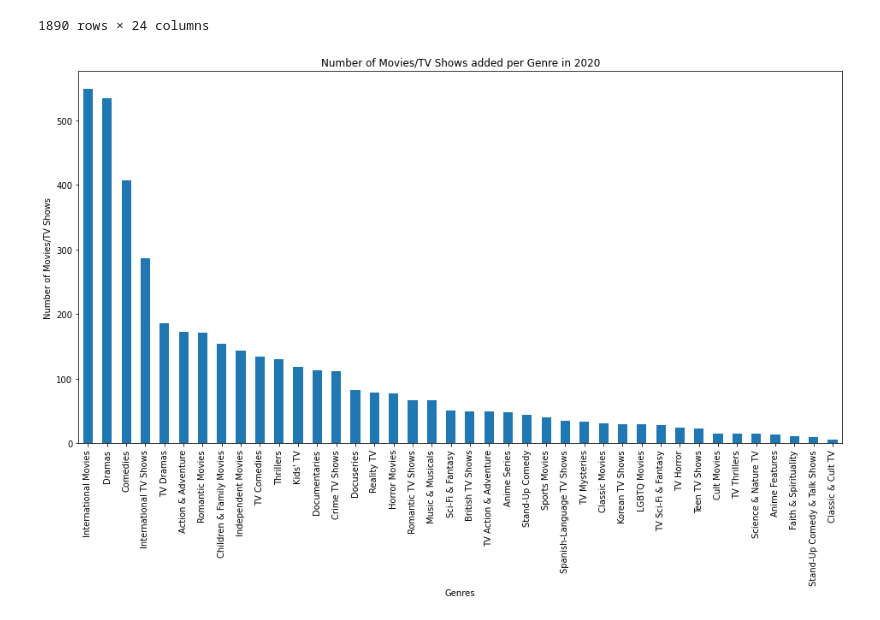
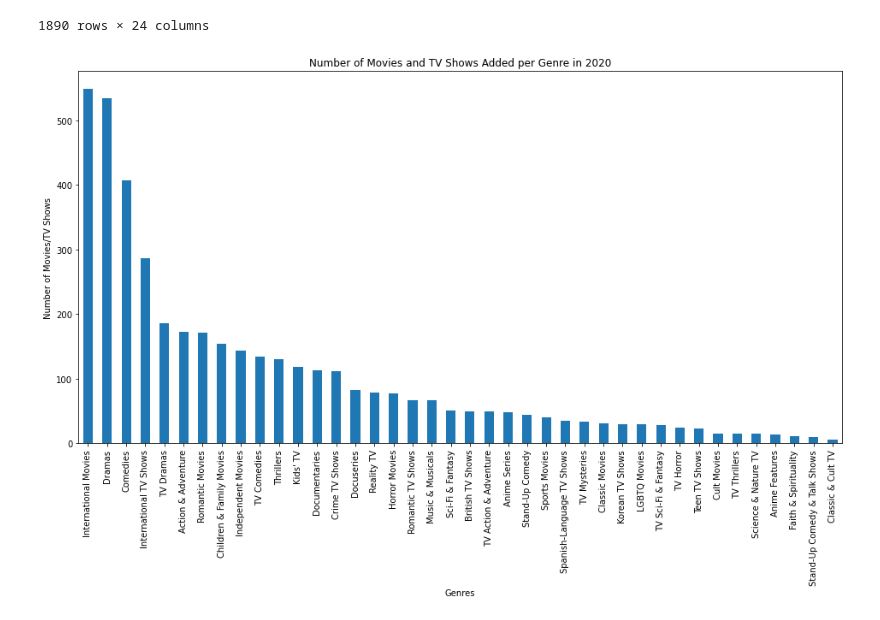
Before and after one commit to terrilvallikalam/Project1-TheFloorIsJava, a Jupyter notebook: Question 2.ipynb, the cells around one changed output. Saved outputs shown, nothing was run; the diff lists cells and outputs as text; code cells hidden in the pictures.

```diff
--- a/Question 2.ipynb
+++ b/Question 2.ipynb
@@ -194,9 +195,10 @@ top_40 = Genre.head(40)
 # %%
 # Create bar chart
 top_40.plot(kind = "bar", figsize = (16,8))
-plt.title("Number of Movies/TV Shows added per Genre in 2020")
+plt.title("Number of Movies and TV Shows Added per Genre in 2020")
 plt.xlabel("Genres")
 plt.ylabel("Number of Movies/TV Shows")
+plt.savefig("Images/Number of Movies and TV Shows Added per Genre in 2020.png")
 plt.show()
 # %% [output]
-[figure, old version]
+[figure, new version]
```
Also changed, not shown: parts of 5 cells of this notebook, 12 other files.
